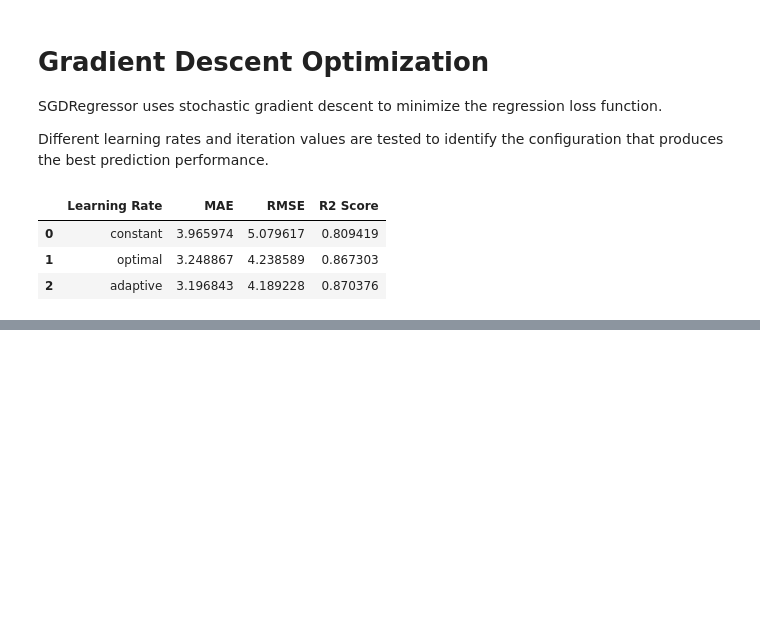
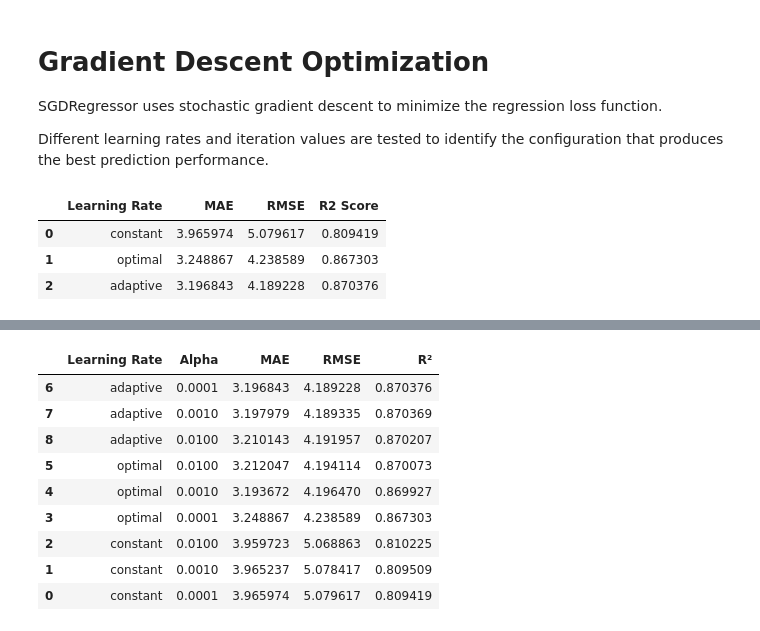
Before and after one commit to Abejirin-King/Regression-Analysis-Mobile-Application, a Jupyter notebook: summative/linear_regression/multivariate.ipynb, the cells around one changed output, grey strips where cells are left out. Saved outputs shown, nothing was run; the diff lists cells and outputs as text; code cells hidden in the pictures; blank space fills up the shorter version.

```diff
--- a/summative/linear_regression/multivariate.ipynb
+++ b/summative/linear_regression/multivariate.ipynb
@@ -686,0 +770,55 @@ sgd_results_df
+# %%
+from itertools import product
+
+learning_rates = ["constant", "optimal", "adaptive"]
+alphas = [0.0001, 0.001, 0.01]
+
+sgd_results = []
+
+best_sgd = None
+best_r2 = float("-inf")
+
+for lr, alpha in product(learning_rates, alphas):
+
+    model = SGDRegressor(
+        learning_rate=lr,
+        alpha=alpha,
+        eta0=0.01,
+        max_iter=5000,
+        random_state=42
+    )
+
+    model.fit(X_train, y_train)
+
+    pred = model.predict(X_test)
+
+    mae = mean_absolute_error(y_test, pred)
+    mse = mean_squared_error(y_test, pred)
+    rmse = np.sqrt(mse)
+    r2 = r2_score(y_test, pred)
+
+    sgd_results.append({
+        "Learning Rate": lr,
+        "Alpha": alpha,
+        "MAE": mae,
+        "RMSE": rmse,
+        "R²": r2
+    })
+
+    if r2 > best_r2:
+        best_r2 = r2
+        best_sgd = model
+
+sgd_results_df = pd.DataFrame(sgd_results)
+sgd_results_df.sort_values("R²", ascending=False)
+# %% [output]
+|  | Learning Rate | Alpha | MAE | RMSE | R² |
+| 6 | adaptive | 0.0001 | 3.196843 | 4.189228 | 0.870376 |
+| 7 | adaptive | 0.0010 | 3.197979 | 4.189335 | 0.870369 |
+| 8 | adaptive | 0.0100 | 3.210143 | 4.191957 | 0.870207 |
+| 5 | optimal | 0.0100 | 3.212047 | 4.194114 | 0.870073 |
+| 4 | optimal | 0.0010 | 3.193672 | 4.196470 | 0.869927 |
+| 3 | optimal | 0.0001 | 3.248867 | 4.238589 | 0.867303 |
+| 2 | constant | 0.0100 | 3.959723 | 5.068863 | 0.810225 |
+| 1 | constant | 0.0010 | 3.965237 | 5.078417 | 0.809509 |
+| 0 | constant | 0.0001 | 3.965974 | 5.079617 | 0.809419 |
```
Also changed, not shown: parts of 17 cells of this notebook, 3 other files.
